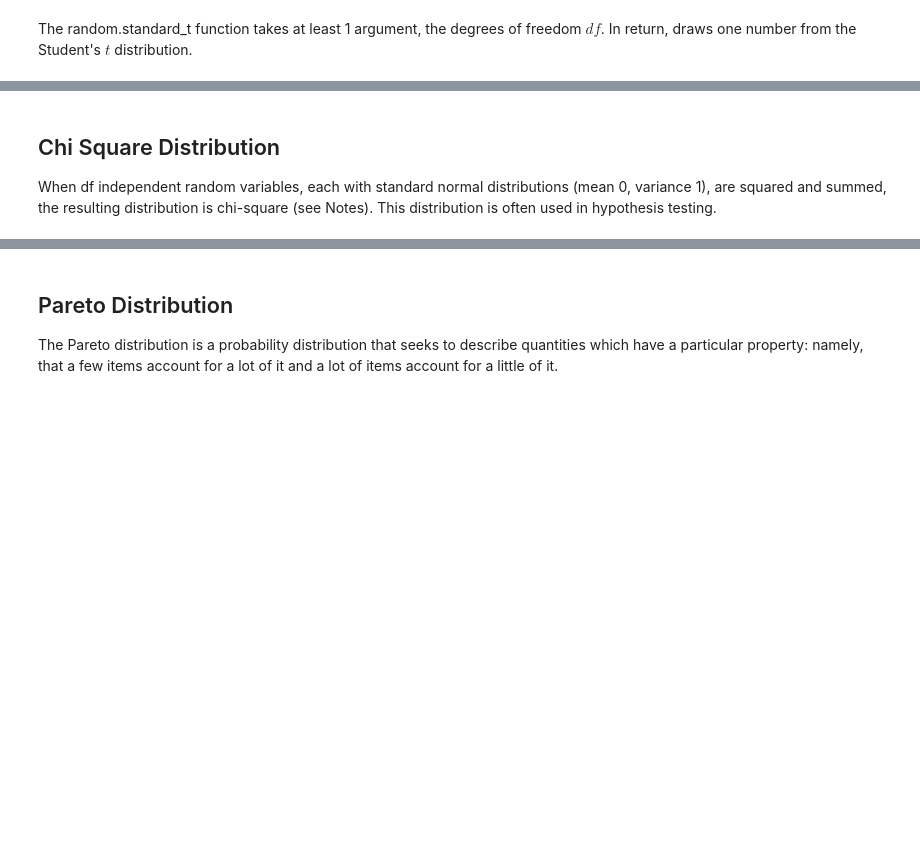
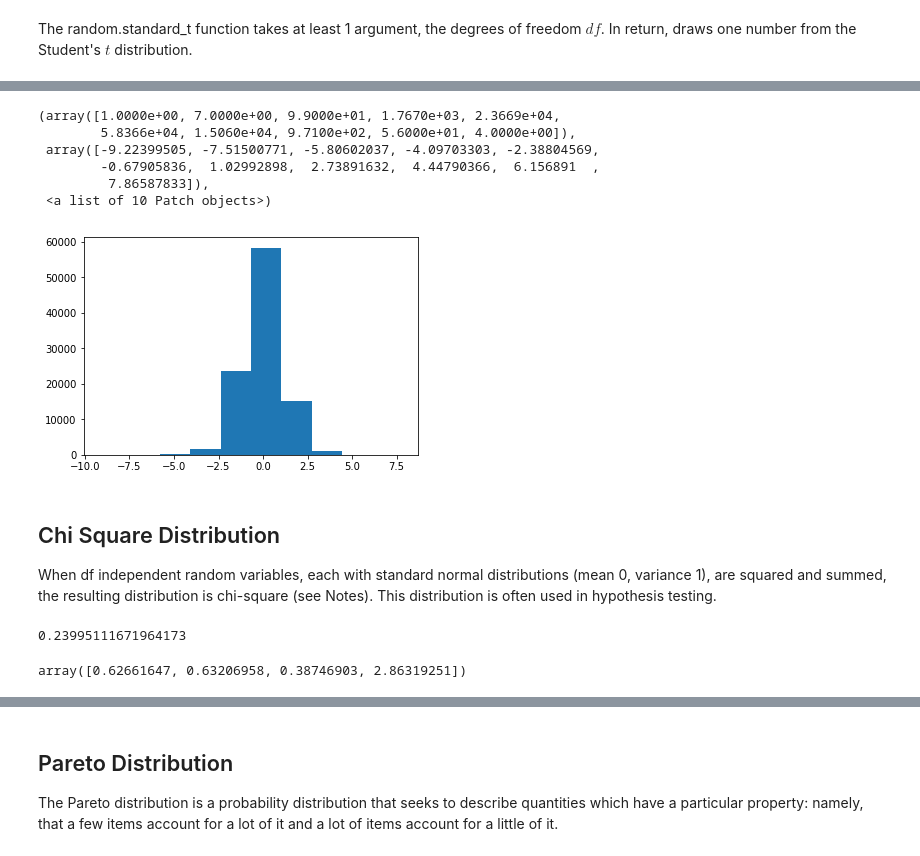
Before and after one commit to cadel560x/EmergingTechAssignments, a Jupyter notebook: numpy-random.ipynb, the cells around one changed output, grey strips where cells are left out. Saved outputs shown, nothing was run; the diff lists cells and outputs as text; code cells hidden in the pictures; blank space fills up the shorter version.

Commit message:
Chi Square Histogram

```diff
--- a/numpy-random.ipynb
+++ b/numpy-random.ipynb
@@ -200,3 +198,22 @@ np.random.standard_t(1)
+# %%
+x = np.random.standard_t(10,100000)
+plt.hist(x)
+# %% [output]
+(array([1.0000e+00, 7.0000e+00, 9.9000e+01, 1.7670e+03, 2.3669e+04,
+        5.8366e+04, 1.5060e+04, 9.7100e+02, 5.6000e+01, 4.0000e+00]),
+ array([-9.22399505, -7.51500771, -5.80602037, -4.09703303, -2.38804569,
+        -0.67905836,  1.02992898,  2.73891632,  4.44790366,  6.156891  ,
+         7.86587833]),
+ <a list of 10 Patch objects>)
+[figure, added]
 # %% [markdown]
 ## Chi Square Distribution
 When df independent random variables, each with standard normal distributions (mean 0, variance 1), are squared and summed, the resulting distribution is chi-square (see Notes). This distribution is often used in hypothesis testing.
+# %%
+np.random.chisquare(2)
+# %% [output]
+0.23995111671964173
+# %%
+np.random.chisquare(2,4)
+# %% [output]
+array([0.62661647, 0.63206958, 0.38746903, 2.86319251])
```
Also changed, not shown: parts of 29 cells of this notebook.
